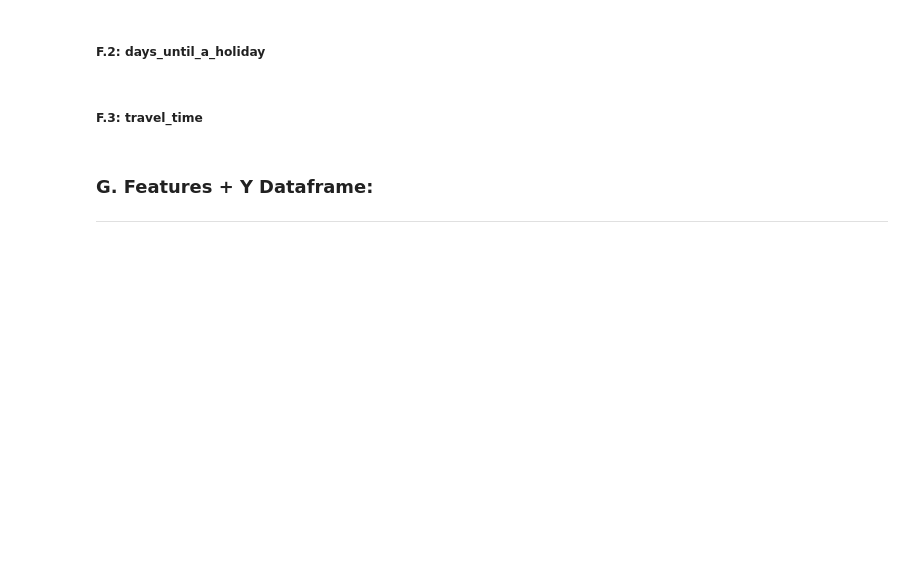
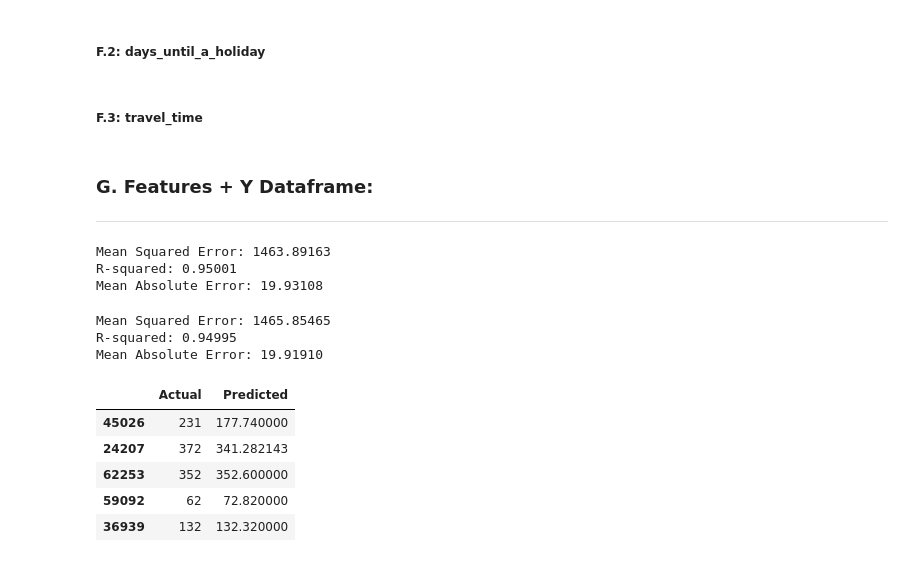
Before and after one commit to joss-thu/MLProj-GermanAirFares, a Jupyter notebook: German_Air_fares/ML_Project_AirFares.ipynb, the cells around one changed output. Cells and saved outputs as stored; diff of their text form; code cells hidden in the pictures; blank space fills up the shorter version.

```diff
--- a/German_Air_fares/ML_Project_AirFares.ipynb
+++ b/German_Air_fares/ML_Project_AirFares.ipynb
@@ -281,3 +286,71 @@ df['travel_time'] =  df['travel_time'].apply(lambda x: round(x, 2))
 # %%
 df = df.drop(['scrape_date', 'departure_date', 'next_holiday', 'departure_time', 'arrival_time'],axis=1)
 df = df[['departure_city', 'arrival_city',	'departure_date_distance',	'departure_weekday', 'departure_time_hour', 'travel_time', 'days_until_holiday', 'airline',	'stops', 'price']]
+# %%
+X = df.drop(columns=['price'], axis=1)
+y = df['price']
+
+X_train, X_test, y_train, y_test = train_test_split(
+    X, y, test_size=0.2, random_state=42)
+
+# Create a Random Forest Regressor
+regressor = RandomForestRegressor(
+    n_estimators=100, random_state=42)
+
+# Train the regressor on the training data
+regressor.fit(X_train, y_train)
+
+# Make predictions on the testing set
+predictions = regressor.predict(X_test)
+
+# Evaluate the performance of the regressor (e.g., using mean squared error)
+mse = mean_squared_error(y_test, predictions)
+print(f"Mean Squared Error: {mse:.5f}")
+
+r2 = r2_score(y_test, predictions)
+print(f"R-squared: {r2:.5f}")
+
+mae = mean_absolute_error(y_test, predictions)
+print(f"Mean Absolute Error: {mae:.5f}")
+# %% [output]
+Mean Squared Error: 1463.89163
+R-squared: 0.95001
+Mean Absolute Error: 19.93108
+# %%
+X = df.drop(columns=['price'], axis=1)
+y = df['price']
+
+X_train, X_test, y_train, y_test = train_test_split(
+    X, y, test_size=0.2, random_state=42)
+
+# Create a Random Forest Regressor
+regressor = RandomForestRegressor(n_estimators=200, random_state=42)
+
+# Train the regressor on the training data
+regressor.fit(X_train, y_train)
+
+# Make predictions on the testing set
+predictions = regressor.predict(X_test)
+
+# Evaluate the performance of the regressor (e.g., using mean squared error)
+mse = mean_squared_error(y_test, predictions)
+print(f"Mean Squared Error: {mse:.5f}")
+
+r2 = r2_score(y_test, predictions)
+print(f"R-squared: {r2:.5f}")
+
+mae = mean_absolute_error(y_test, predictions)
+print(f"Mean Absolute Error: {mae:.5f}")
+
+result_df = pd.DataFrame({'Actual': y_test, 'Predicted': predictions})
+result_df.head()
+# %% [output]
+Mean Squared Error: 1465.85465
+R-squared: 0.94995
+Mean Absolute Error: 19.91910
+|  | Actual | Predicted |
+| 45026 | 231 | 177.740000 |
+| 24207 | 372 | 341.282143 |
+| 62253 | 352 | 352.600000 |
+| 59092 | 62 | 72.820000 |
+| 36939 | 132 | 132.320000 |
```
Also changed, not shown: parts of 3 cells of this notebook.
